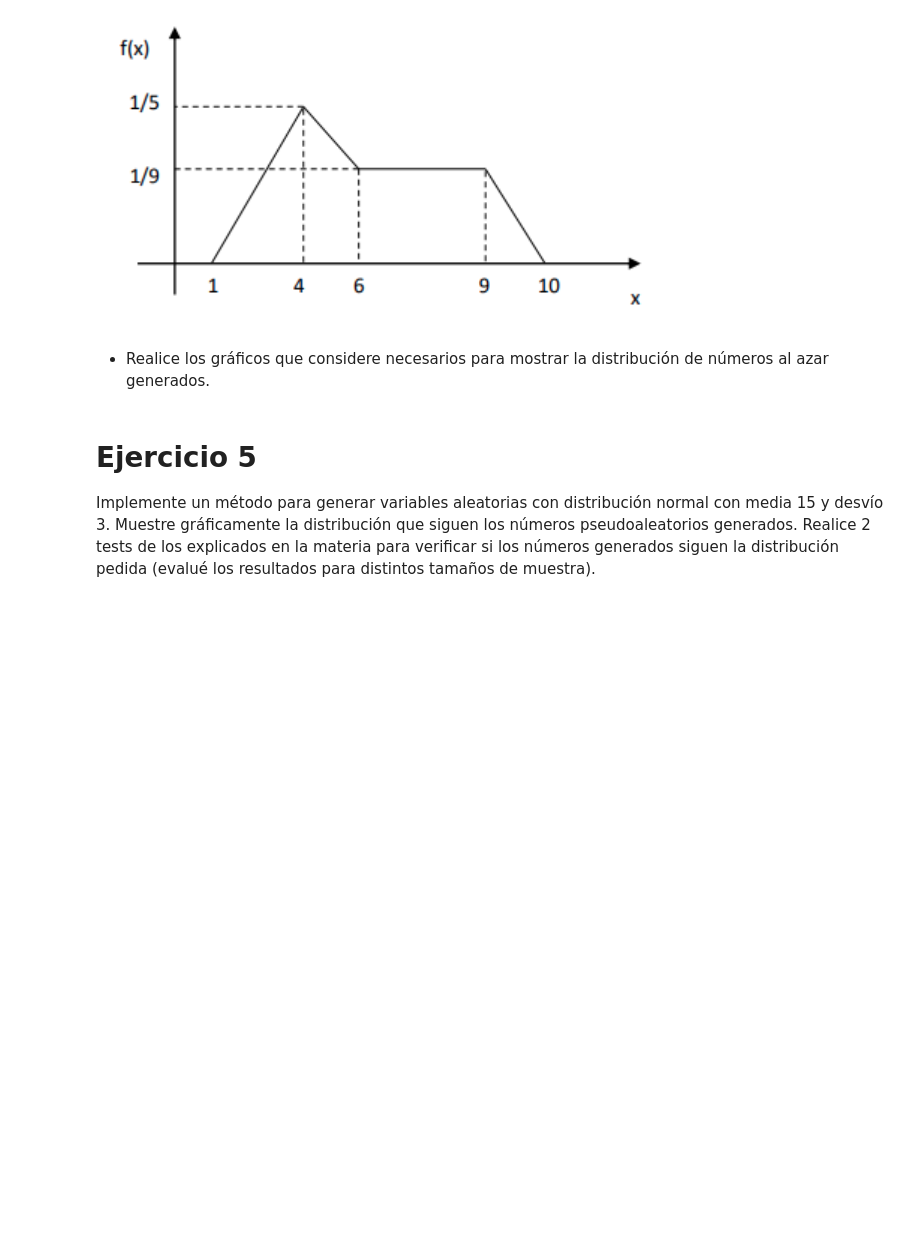
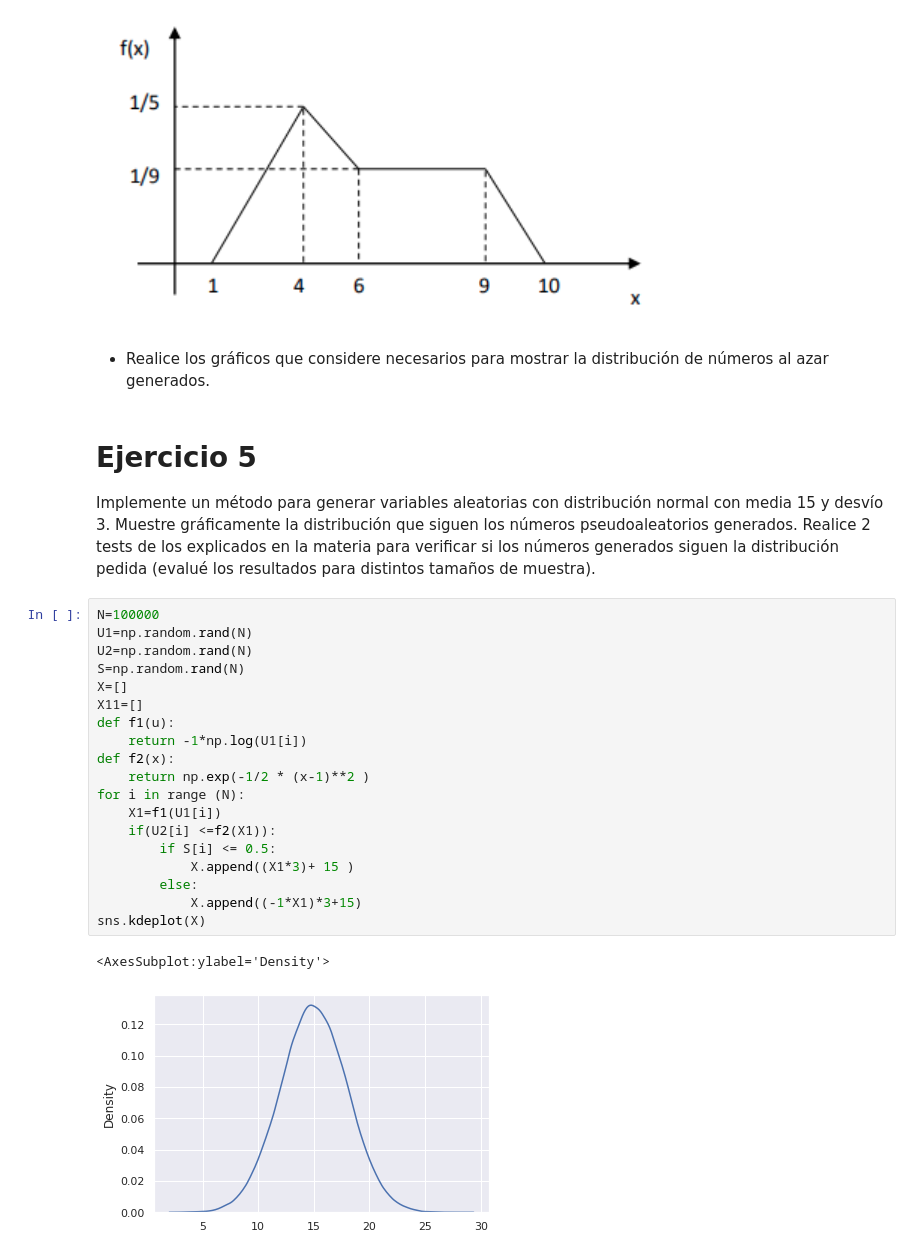
Before and after one commit to Simulacion-Fiuba/Simulacion-TP1, a Jupyter notebook: Informe.ipynb, the cells around one changed output. Saved outputs shown, nothing was run; the diff lists cells and outputs as text; blank space fills up the shorter version.

```diff
--- a/Informe.ipynb
+++ b/Informe.ipynb
@@ -320,3 +318,25 @@ Implemente un método para generar variables aleatorias con distribución normal
 Muestre gráficamente la distribución que siguen los números pseudoaleatorios generados.
 Realice 2 tests de los explicados en la materia para verificar si los números generados siguen la distribución pedida (evalué los
 resultados para distintos tamaños de muestra).
+# %%
+N=100000
+U1=np.random.rand(N)
+U2=np.random.rand(N)
+S=np.random.rand(N)
+X=[]
+X11=[]
+def f1(u):
+    return -1*np.log(U1[i])
+def f2(x):
+    return np.exp(-1/2 * (x-1)**2 )
+for i in range (N):
+    X1=f1(U1[i])
+    if(U2[i] <=f2(X1)):
+        if S[i] <= 0.5:
+            X.append((X1*3)+ 15 )
+        else:
+            X.append((-1*X1)*3+15)
+sns.kdeplot(X)
+# %% [output]
+<AxesSubplot:ylabel='Density'>
+[figure, added]
```
Also changed, not shown: parts of 2 cells of this notebook.
